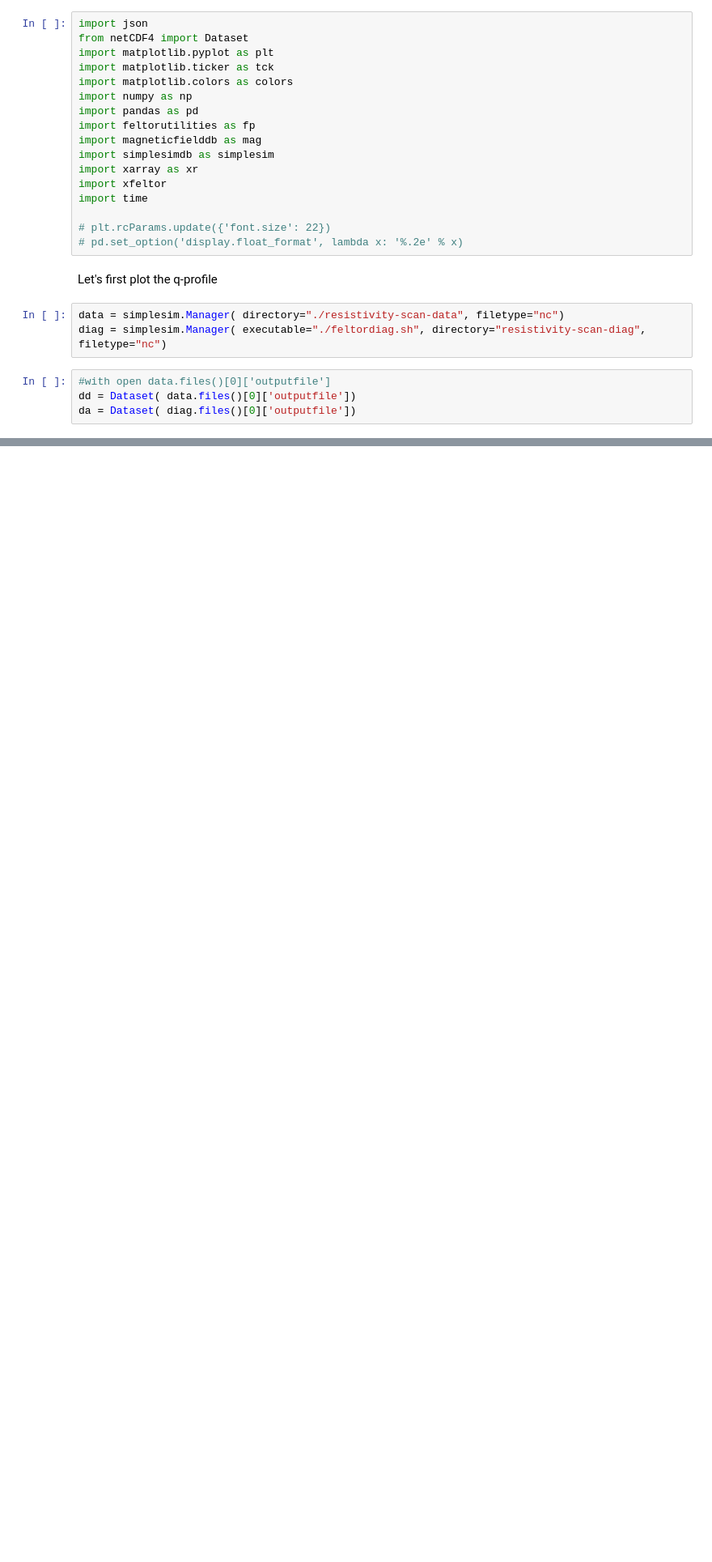
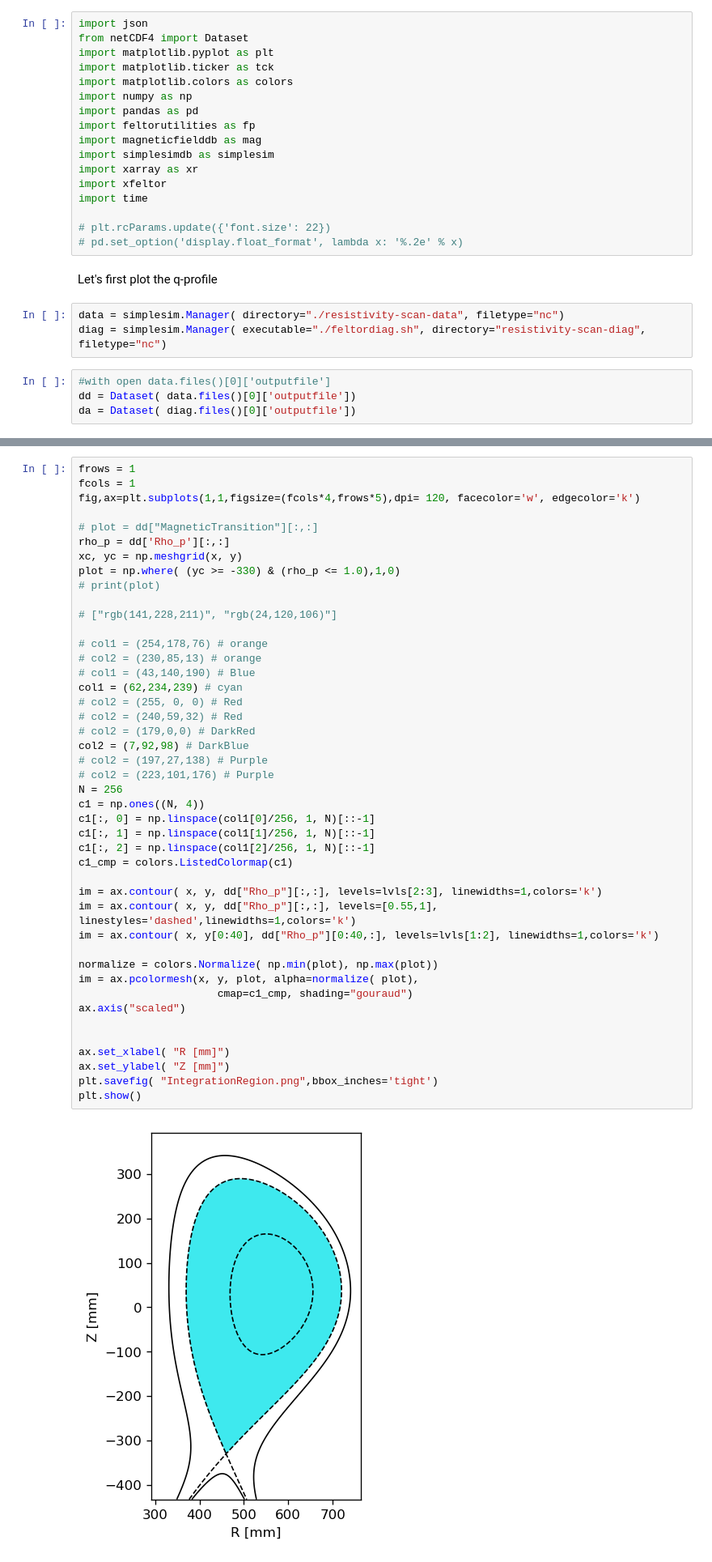
Before and after one commit to mwiesenberger/data-analysis-3d, a Jupyter notebook: MagneticField.ipynb, the cells around one changed output, grey strips where cells are left out. Shown at 81% size. Saved outputs shown, nothing was run; the diff lists cells and outputs as text; blank space fills up the shorter version.

```diff
--- a/MagneticField.ipynb
+++ b/MagneticField.ipynb
@@ -143,0 +182,46 @@ plt.show()
+# %%
+frows = 1
+fcols = 1
+fig,ax=plt.subplots(1,1,figsize=(fcols*4,frows*5),dpi= 120, facecolor='w', edgecolor='k')
+
+# plot = dd["MagneticTransition"][:,:]
+rho_p = dd['Rho_p'][:,:]
+xc, yc = np.meshgrid(x, y)
+plot = np.where( (yc >= -330) & (rho_p <= 1.0),1,0)
+# print(plot)
+
+# ["rgb(141,228,211)", "rgb(24,120,106)"]
+
+# col1 = (254,178,76) # orange
+# col2 = (230,85,13) # orange
+# col1 = (43,140,190) # Blue
+col1 = (62,234,239) # cyan
+# col2 = (255, 0, 0) # Red
+# col2 = (240,59,32) # Red
+# col2 = (179,0,0) # DarkRed
+col2 = (7,92,98) # DarkBlue
+# col2 = (197,27,138) # Purple
+# col2 = (223,101,176) # Purple
+N = 256
+c1 = np.ones((N, 4))
+c1[:, 0] = np.linspace(col1[0]/256, 1, N)[::-1]
+c1[:, 1] = np.linspace(col1[1]/256, 1, N)[::-1]
+c1[:, 2] = np.linspace(col1[2]/256, 1, N)[::-1]
+c1_cmp = colors.ListedColormap(c1)
+
+im = ax.contour( x, y, dd["Rho_p"][:,:], levels=lvls[2:3], linewidths=1,colors='k')
+im = ax.contour( x, y, dd["Rho_p"][:,:], levels=[0.55,1], linestyles='dashed',linewidths=1,colors='k')
+im = ax.contour( x, y[0:40], dd["Rho_p"][0:40,:], levels=lvls[1:2], linewidths=1,colors='k')
+
+normalize = colors.Normalize( np.min(plot), np.max(plot))
+im = ax.pcolormesh(x, y, plot, alpha=normalize( plot),
+                      cmap=c1_cmp, shading="gouraud")
+ax.axis("scaled")
+
+
+ax.set_xlabel( "R [mm]")
+ax.set_ylabel( "Z [mm]")
+plt.savefig( "IntegrationRegion.png",bbox_inches='tight')
+plt.show()
+# %% [output]
+[figure, added]
```
Also changed, not shown: parts of 6 cells of this notebook, 7 other files.
